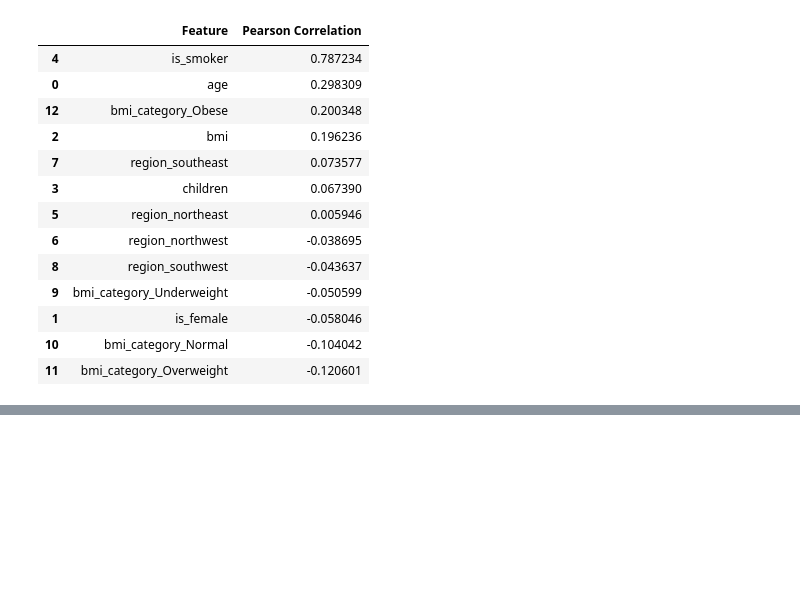
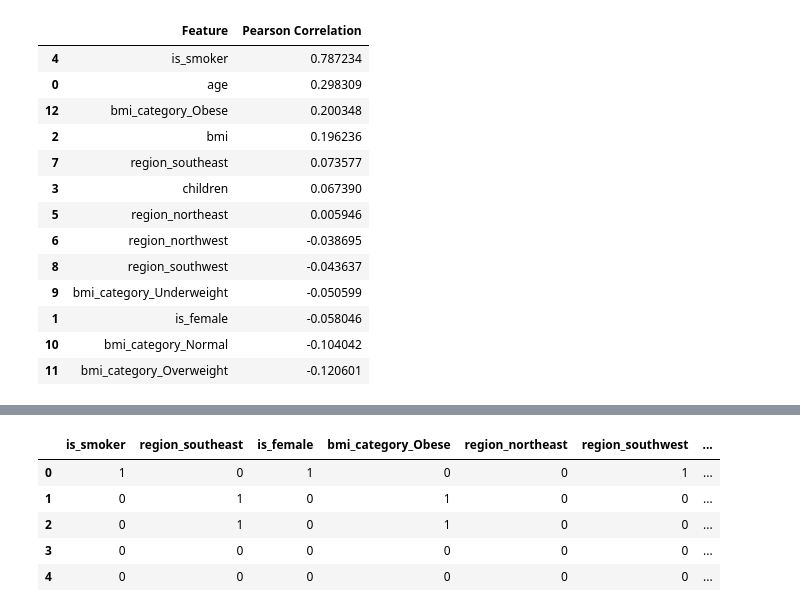
Before and after one commit to gyr0byte/ML-Foundations, a Jupyter notebook: Foundation For ML/1_foundation_project.ipynb, the cells around one changed output, grey strips where cells are left out. Drawn from its saved outputs; the diff is of its cells as text; code cells hidden in the pictures; blank space fills up the shorter version.

Commit message:
feat: add chi-squared test for feature selection and display results

```diff
--- a/Foundation For ML/1_foundation_project.ipynb
+++ b/Foundation For ML/1_foundation_project.ipynb
@@ -316,3 +316,30 @@ correlation_df.sort_values(by='Pearson Correlation', ascending=False)
 | 1 | is_female | -0.058046 |
 | 10 | bmi_category_Normal | -0.104042 |
 | 11 | bmi_category_Overweight | -0.120601 |
+# %%
+cat_feature = [
+    'is_female', 'is_smoker',
+       'region_northeast', 'region_northwest', 'region_southeast',
+       'region_southwest', 'bmi_category_Underweight', 'bmi_category_Normal',
+       'bmi_category_Overweight', 'bmi_category_Obese'
+]
+# %%
+from scipy.stats import chi2_contingency
+alpha = 0.5
+
+df_cleaned['charges_bin'] = pd.qcut(df_cleaned['charges'], q=4, labels=False)
+chi2_result = {}
+
+for col in cat_feature:
+    contingency = pd.crosstab(df_cleaned[col], df_cleaned['charges_bin'])
+    chi2_stat, p_val, _, _ = chi2_contingency(contingency)
+    decision = 'Reject NULL (keep feature)' if p_val < alpha else 'Accept Null (Drop Feature)' # type: ignore
+    chi2_result[col] = {
+        'chi2_statistic': chi2_stat,
+        'p_value': p_val,
+        'Decision': decision
+    }
+
+chi2_df = pd.DataFrame(chi2_result).T
+chi2_df = chi2_df.sort_values(by='p_value')
+chi2_df
@@ -318,0 +358,11 @@ correlation_df.sort_values(by='Pearson Correlation', ascending=False)
+# %%
+keep_features = chi2_df[chi2_df['Decision'] == 'Reject NULL (keep feature)'].index.tolist()
+final_df = df_cleaned[keep_features + ['charges']].copy()
+final_df.head()
+# %% [output]
+|  | is_smoker | region_southeast | is_female | bmi_category_Obese | region_northeast | region_southwest | ... |
+| 0 | 1 | 0 | 1 | 0 | 0 | 1 | ... |
+| 1 | 0 | 1 | 0 | 1 | 0 | 0 | ... |
+| 2 | 0 | 1 | 0 | 1 | 0 | 0 | ... |
+| 3 | 0 | 0 | 0 | 0 | 0 | 0 | ... |
+| 4 | 0 | 0 | 0 | 0 | 0 | 0 | ... |
```
Also changed, not shown: parts of 1 cell of this notebook.
